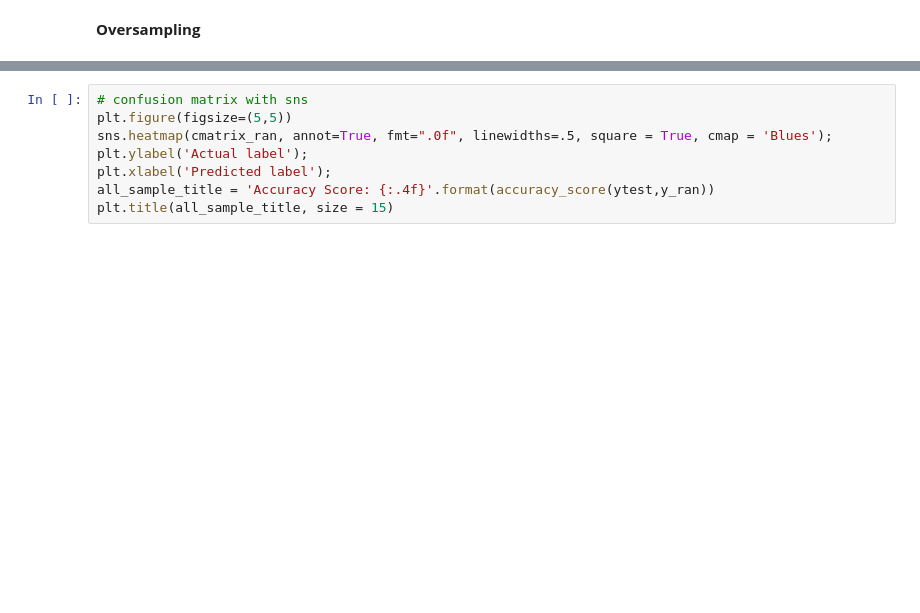
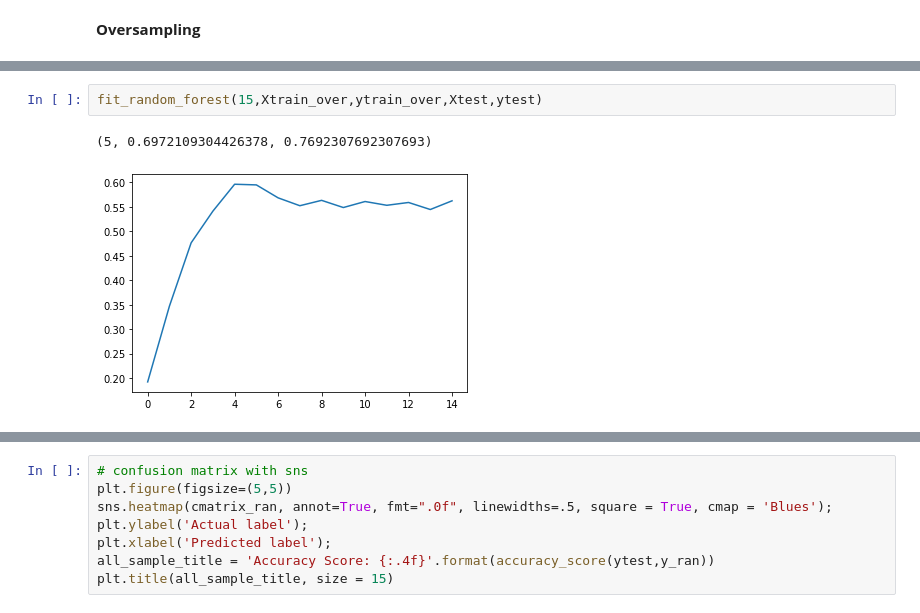
Before and after one commit to marinacer/IA048, a Jupyter notebook: glass.ipynb, the cells around one changed output, grey strips where cells are left out. Drawn from its saved outputs; the diff is of its cells as text; blank space fills up the shorter version.

```diff
--- a/glass.ipynb
+++ b/glass.ipynb
@@ -108,0 +113,5 @@ Acurácia =  0.6923076923076923
+# %%
+fit_random_forest(15,Xtrain_over,ytrain_over,Xtest,ytest)
+# %% [output]
+(5, 0.6972109304426378, 0.7692307692307693)
+[figure, added]
```
Also changed, not shown: parts of 38 cells of this notebook.
